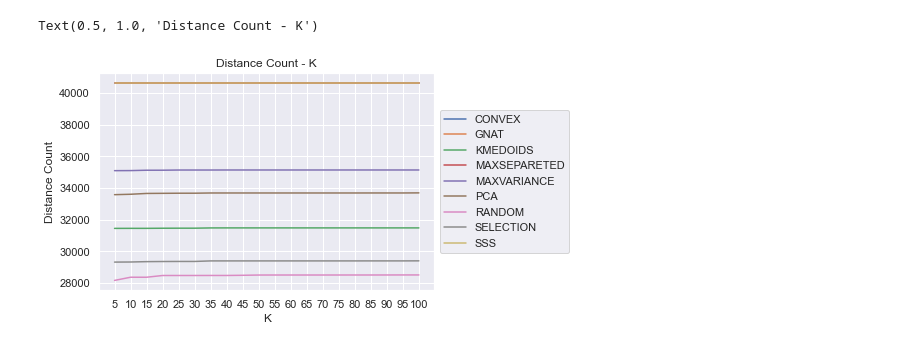
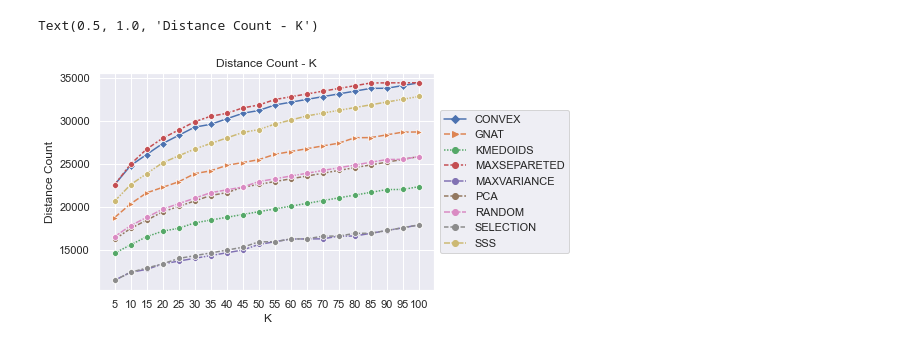
Before and after one commit to JoaoVitorLeite/gervLib, a Jupyter notebook: Project/python/Plot.ipynb, the cells around one changed output. Drawn from its saved outputs; the diff is of its cells as text; code cells hidden in the pictures.

```diff
--- a/Project/python/Plot.ipynb
+++ b/Project/python/Plot.ipynb
@@ -47,12 +48,13 @@ def readResults(path, group):
 #     df.sort_values("Pivot_cat")
 
     if group:
-        group_df = df.groupby(["Pivot", "K"])[["Distance Count", "Disk Access"]].mean().reset_index()
+        group_df = df.groupby(["Pivot", "K"])[["Distance Count", "Disk Access"]].median().reset_index()
         return group_df
     else:
         return df
 # %%
-df_laesa = readResults("../results/laesa/", True)
-df_kdtree = readResults("../results/kdtree/", True)
-df_omnikdtree = readResults("../results/omnikdtree/", True)
+#df_laesa = readResults("../results/laesa/", True)
+#df_kdtree = readResults("../results/kdtree/", True)
+df_omnikdtree = readResults("../results/ulcer_omni_euclidean/", True)
+df_omnikdtree_all = readResults("../results/ulcer_omni_euclidean/", False)
 # %%
@@ -71,10 +73,10 @@ g.fig.tight_layout()
 # %%
 #Line plot
 sns.set_theme()
-p1 = sns.lineplot(data=df_omnikdtree, x="K", y="Distance Count", hue="Pivot")
+p1 = sns.lineplot(data=df_omnikdtree, x="K", y="Distance Count", hue="Pivot", style="Pivot", markers=["D",">","o","o","o","o","o","o","o"])
 p1.legend(loc='center left', bbox_to_anchor=(1, 0.5))
 p1.set_xticks(range(5,101,5))
 p1.set_title("Distance Count - K")
 # %% [output]
 Text(0.5, 1.0, 'Distance Count - K')
-[figure, old version]
+[figure, new version]
```
Also changed, not shown: parts of 4 cells of this notebook, 25 other files.
